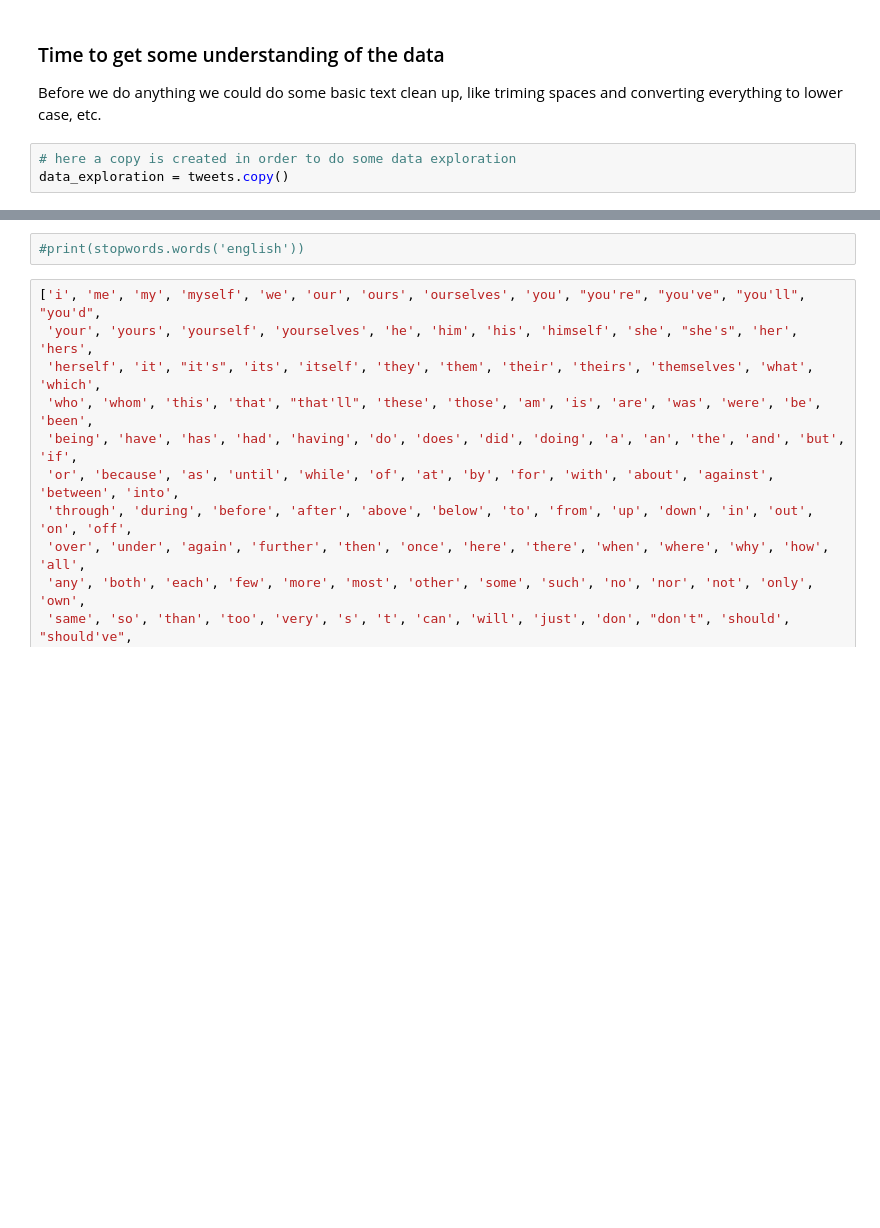
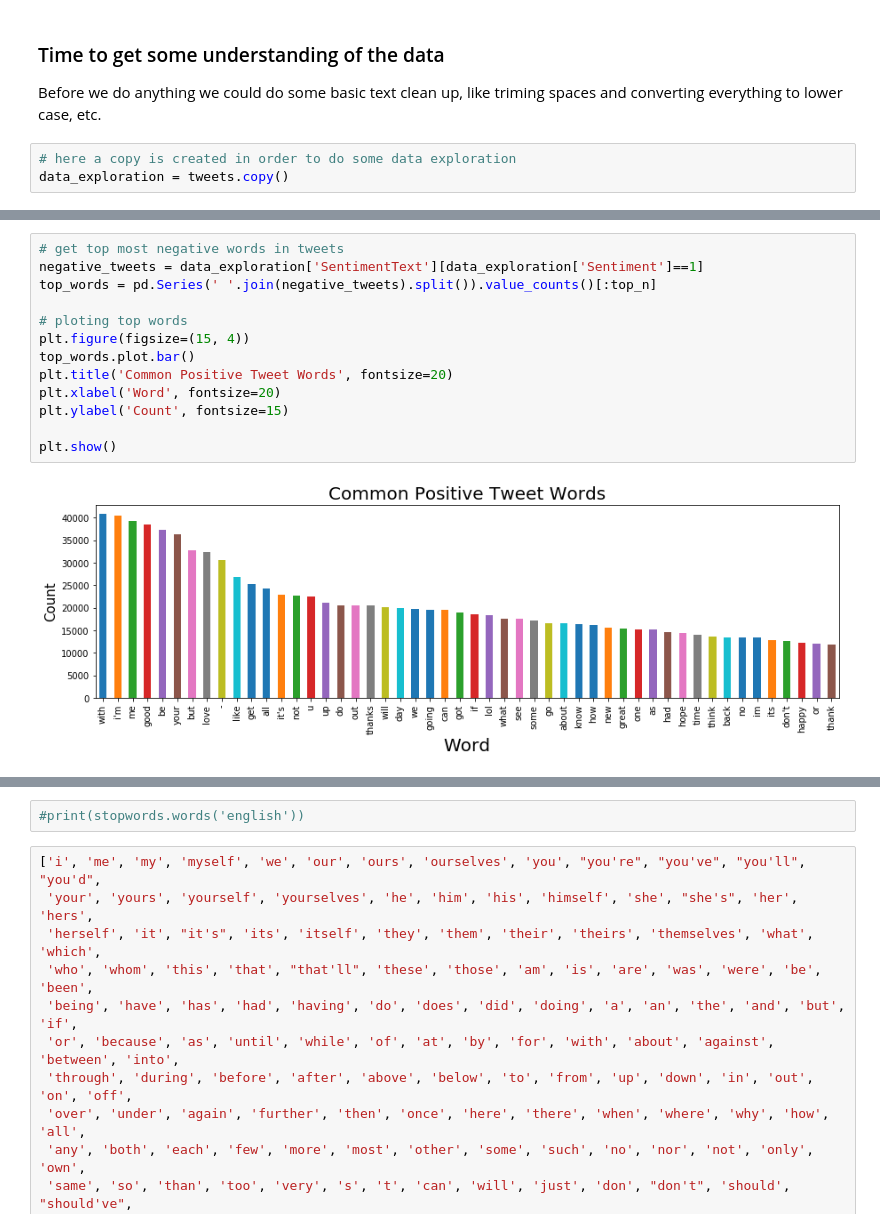
Before and after one commit to SergioRams/tweets_sentiment_analysis, a Jupyter notebook: tweet_sentiment_analysis.ipynb, the cells around one changed output, grey strips where cells are left out. Saved outputs shown, nothing was run; the diff lists cells and outputs as text; blank space fills up the shorter version.

```diff
--- a/tweet_sentiment_analysis.ipynb
+++ b/tweet_sentiment_analysis.ipynb
@@ -157,0 +179,15 @@ data_exploration.head(10)
+# %%
+# get top most negative words in tweets
+negative_tweets = data_exploration['SentimentText'][data_exploration['Sentiment']==1]
+top_words = pd.Series(' '.join(negative_tweets).split()).value_counts()[:top_n]
+
+# ploting top words
+plt.figure(figsize=(15, 4))
+top_words.plot.bar()
+plt.title('Common Positive Tweet Words', fontsize=20)
+plt.xlabel('Word', fontsize=20)
+plt.ylabel('Count', fontsize=15)
+
+plt.show()
+# %% [output]
+[figure, added]
```
Also changed, not shown: parts of 10 cells of this notebook.
